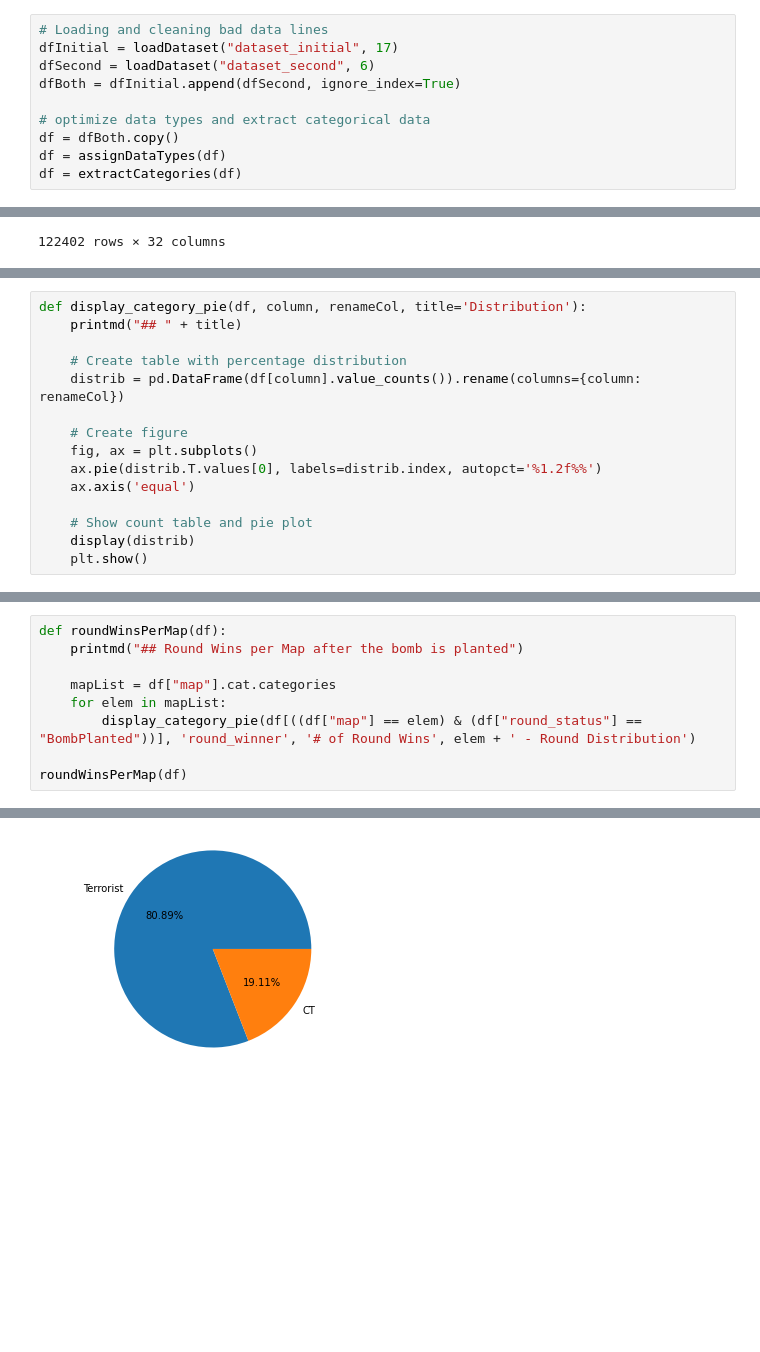
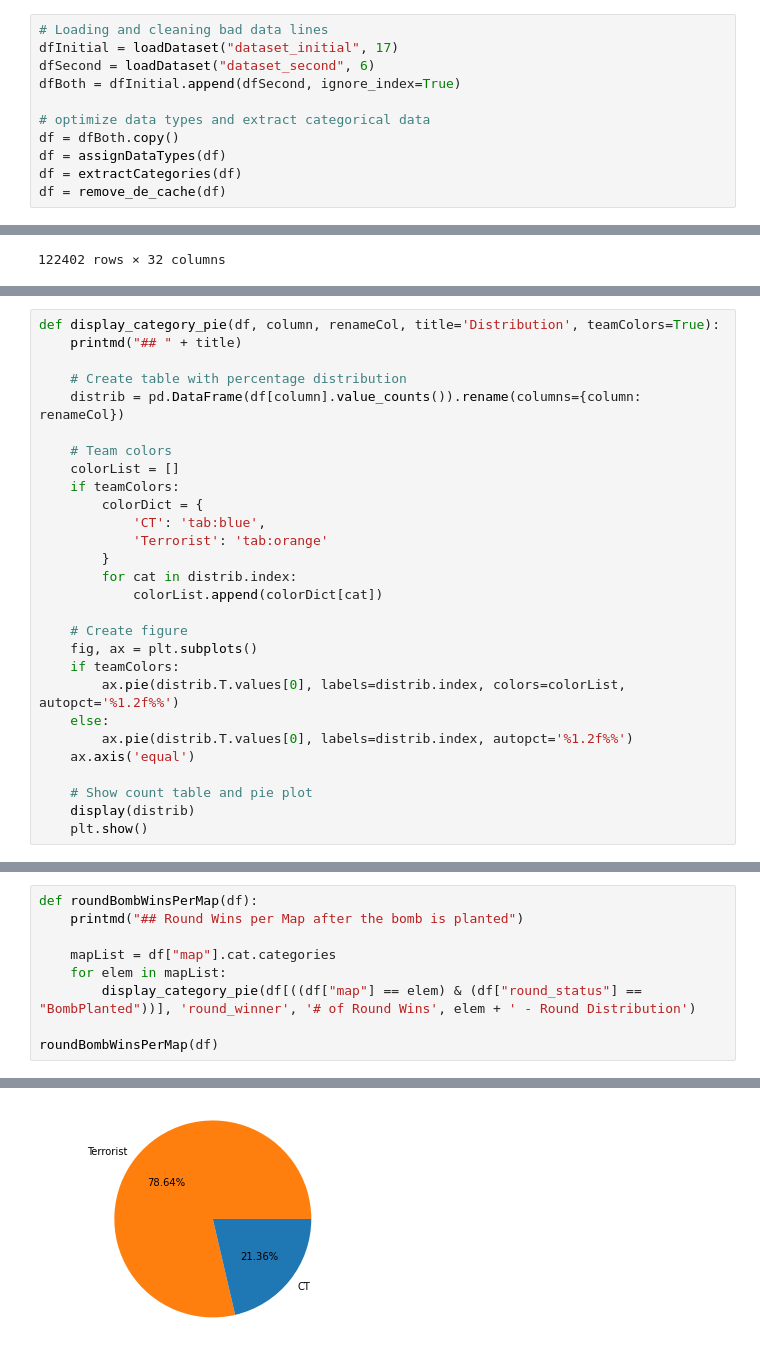
Before and after one commit to EgzysT/CS-GO-ML-Predictions, a Jupyter notebook: Statistics.ipynb, the cells around one changed output, grey strips where cells are left out. Saved outputs shown, nothing was run; the diff lists cells and outputs as text; blank space fills up the shorter version.

```diff
--- a/Statistics.ipynb
+++ b/Statistics.ipynb
@@ -35,6 +39,7 @@ dfBoth = dfInitial.append(dfSecond, ignore_index=True)
 df = dfBoth.copy()
 df = assignDataTypes(df)
 df = extractCategories(df)
+df = remove_de_cache(df)
 # %% [output]
 dataset_initial/dataset_00.json
 dataset_initial/dataset_01.json
@@ -139,14 +144,27 @@ bomb_B                    122402
 dtype: int64
 # %%
-def display_category_pie(df, column, renameCol, title='Distribution'):
+def display_category_pie(df, column, renameCol, title='Distribution', teamColors=True):
     printmd("## " + title)
 
     # Create table with percentage distribution
     distrib = pd.DataFrame(df[column].value_counts()).rename(columns={column: renameCol})
 
+    # Team colors
+    colorList = []
+    if teamColors:
+        colorDict = {
+            'CT': 'tab:blue',
+            'Terrorist': 'tab:orange'
+        }
+        for cat in distrib.index:
+            colorList.append(colorDict[cat])
+
     # Create figure
     fig, ax = plt.subplots()
-    ax.pie(distrib.T.values[0], labels=distrib.index, autopct='%1.2f%%')
+    if teamColors:
+        ax.pie(distrib.T.values[0], labels=distrib.index, colors=colorList, autopct='%1.2f%%')
+    else:
+        ax.pie(distrib.T.values[0], labels=distrib.index, autopct='%1.2f%%')
     ax.axis('equal')
 
     # Show count table and pie plot
@@ -210,11 +227,11 @@ roundWinsPerMap(df)
 # %%
-def roundWinsPerMap(df):
+def roundBombWinsPerMap(df):
     printmd("## Round Wins per Map after the bomb is planted")
 
     mapList = df["map"].cat.categories
     for elem in mapList:
         display_category_pie(df[((df["map"] == elem) & (df["round_status"] == "BombPlanted"))], 'round_winner', '# of Round Wins', elem + ' - Round Distribution')
 
-roundWinsPerMap(df)
+roundBombWinsPerMap(df)
 # %% [output]
 ## Round Wins per Map after the bomb is planted
@@ -235 +252 @@ roundWinsPerMap(df)
-[figure, old version]
+[figure, new version]
```
Also changed, not shown: parts of 16 cells of this notebook, 14 other files.
